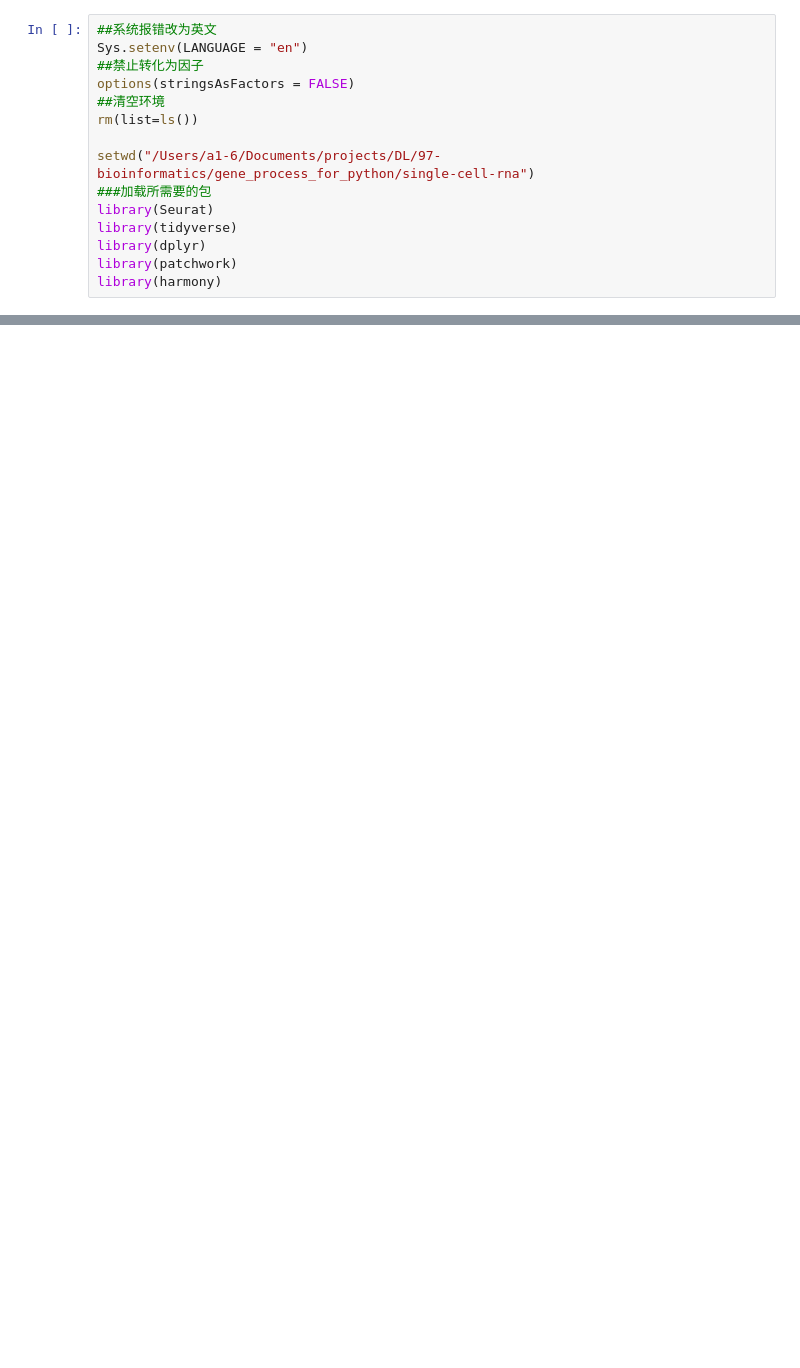
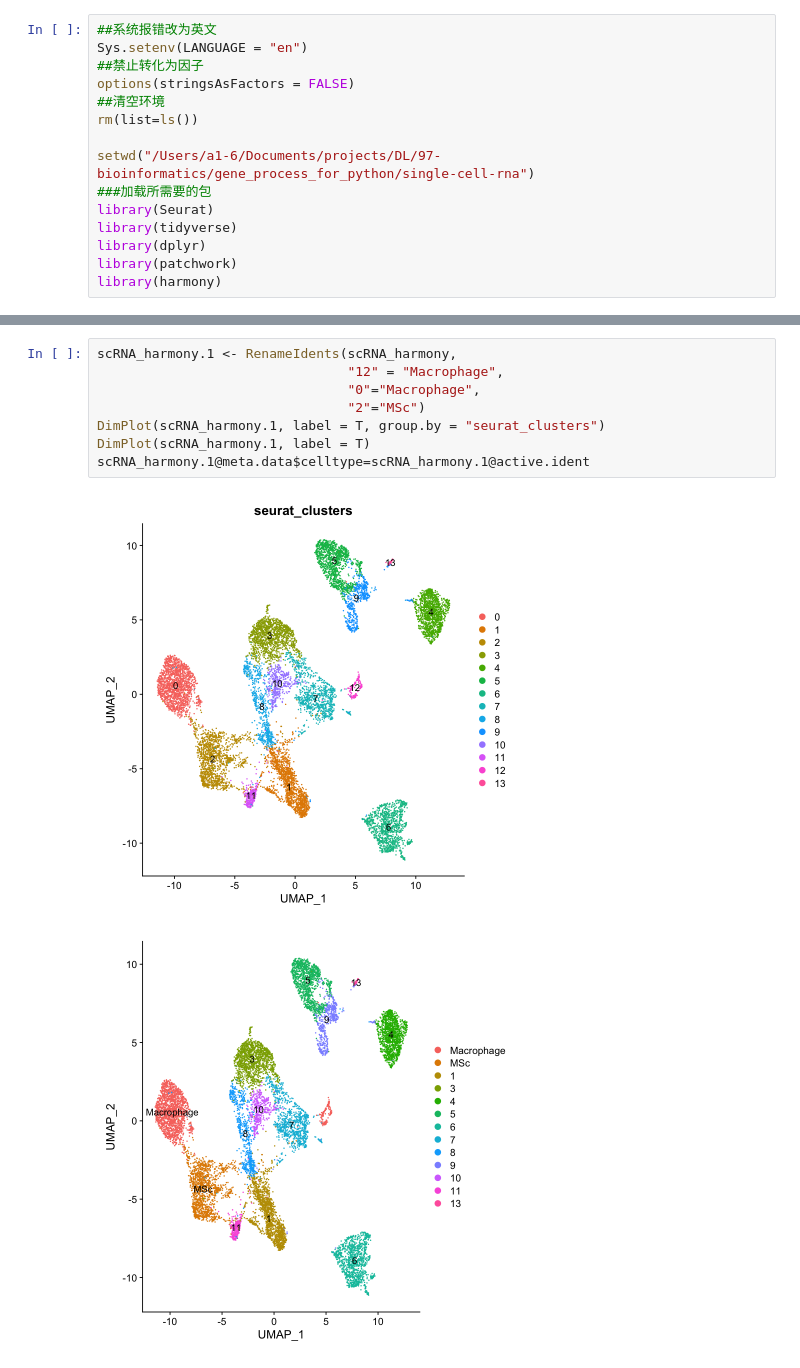
Before and after one commit to daiyizheng/DL, a Jupyter notebook: 97-bioinformatics/gene_process_for_python/single-cell-rna/04-harmony对项目数据着整合.ipynb, the cells around one changed output, grey strips where cells are left out. Saved outputs shown, nothing was run; the diff lists cells and outputs as text; blank space fills up the shorter version.

```diff
--- a/97-bioinformatics/gene_process_for_python/single-cell-rna/04-harmony对项目数据着整合.ipynb
+++ b/97-bioinformatics/gene_process_for_python/single-cell-rna/04-harmony对项目数据着整合.ipynb
@@ -163,0 +267,11 @@ str(markers)
+# %%
+scRNA_harmony.1 <- RenameIdents(scRNA_harmony,
+                                "12" = "Macrophage",
+                                "0"="Macrophage",
+                                "2"="MSc")
+DimPlot(scRNA_harmony.1, label = T, group.by = "seurat_clusters")
+DimPlot(scRNA_harmony.1, label = T)
+scRNA_harmony.1@meta.data$celltype=scRNA_harmony.1@active.ident
+# %% [output]
+[figure, added]
+[figure, added]
```
Also changed, not shown: parts of 15 cells of this notebook, 3 other files.
